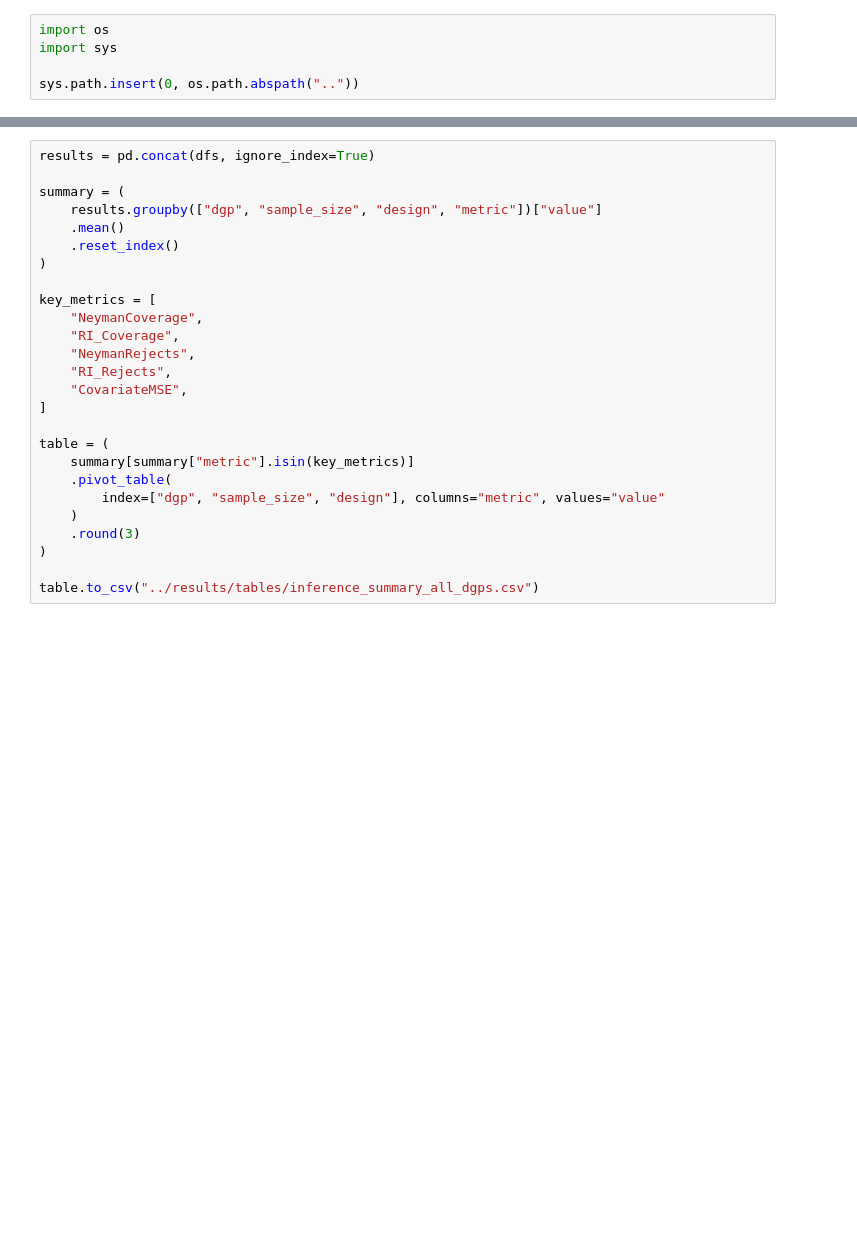
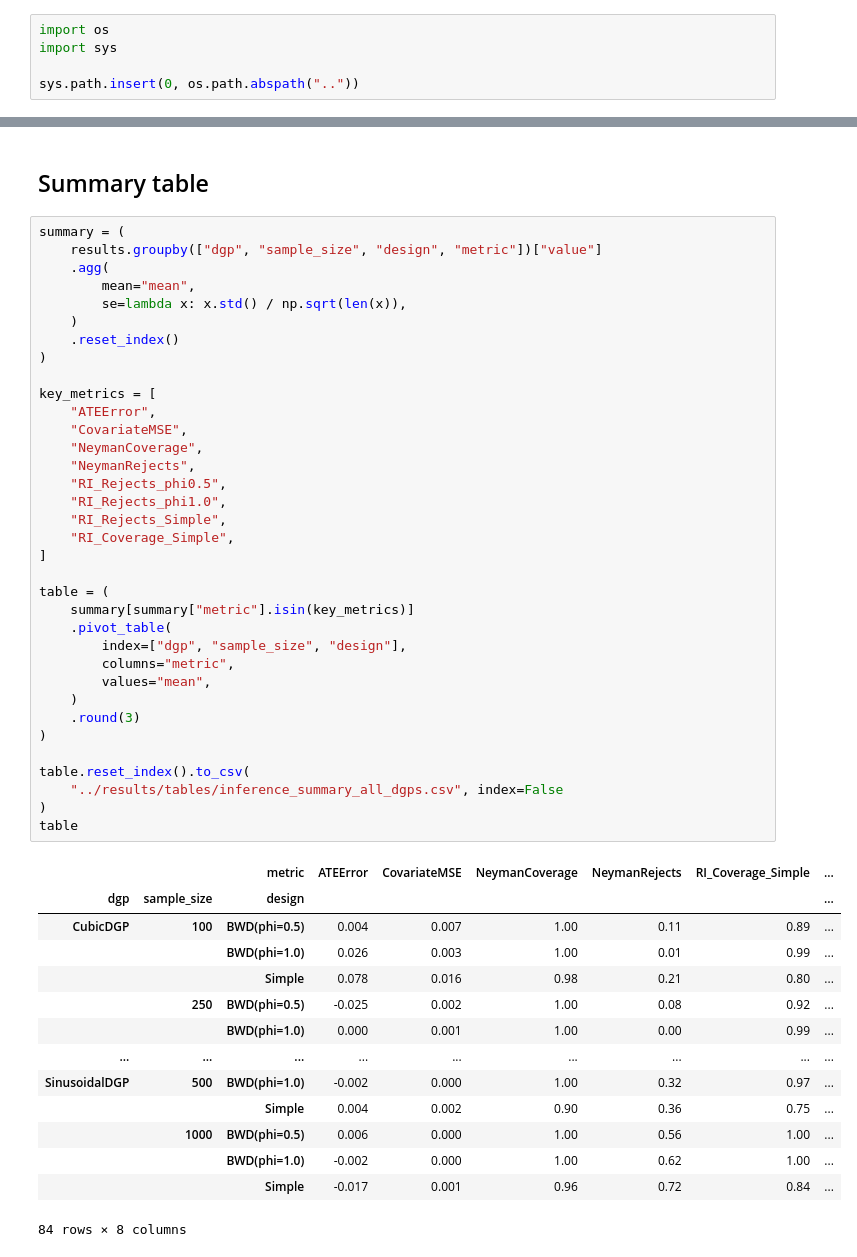
Before and after one commit to Sauravjha21/thesis_hs, a Jupyter notebook: notebooks/run-inference-simulation.ipynb, the cells around one changed output, grey strips where cells are left out. Drawn from its saved outputs; the diff is of its cells as text; blank space fills up the shorter version.

```diff
--- a/notebooks/run-inference-simulation.ipynb
+++ b/notebooks/run-inference-simulation.ipynb
@@ -231,26 +164,52 @@ plt.show()
+# %% [markdown]
+## Summary table
 # %%
-results = pd.concat(dfs, ignore_index=True)
-
 summary = (
     results.groupby(["dgp", "sample_size", "design", "metric"])["value"]
-    .mean()
+    .agg(
+        mean="mean",
+        se=lambda x: x.std() / np.sqrt(len(x)),
+    )
     .reset_index()
 )
 
 key_metrics = [
+    "ATEError",
+    "CovariateMSE",
     "NeymanCoverage",
-    "RI_Coverage",
     "NeymanRejects",
-    "RI_Rejects",
-    "CovariateMSE",
+    "RI_Rejects_phi0.5",
+    "RI_Rejects_phi1.0",
+    "RI_Rejects_Simple",
+    "RI_Coverage_Simple",
 ]
 
 table = (
     summary[summary["metric"].isin(key_metrics)]
     .pivot_table(
-        index=["dgp", "sample_size", "design"], columns="metric", values="value"
+        index=["dgp", "sample_size", "design"],
+        columns="metric",
+        values="mean",
     )
     .round(3)
 )
 
-table.to_csv("../results/tables/inference_summary_all_dgps.csv")
+table.reset_index().to_csv(
+    "../results/tables/inference_summary_all_dgps.csv", index=False
+)
+table
+# %% [output]
+|  |  | metric | ATEError | CovariateMSE | NeymanCoverage | NeymanRejects | RI_Coverage_Simple | ... |
+| dgp | sample_size | design |  |  |  |  |  | ... |
+| CubicDGP | 100 | BWD(phi=0.5) | 0.004 | 0.007 | 1.00 | 0.11 | 0.89 | ... |
+|  |  | BWD(phi=1.0) | 0.026 | 0.003 | 1.00 | 0.01 | 0.99 | ... |
+|  |  | Simple | 0.078 | 0.016 | 0.98 | 0.21 | 0.80 | ... |
+|  | 250 | BWD(phi=0.5) | -0.025 | 0.002 | 1.00 | 0.08 | 0.92 | ... |
+|  |  | BWD(phi=1.0) | 0.000 | 0.001 | 1.00 | 0.00 | 0.99 | ... |
+| ... | ... | ... | ... | ... | ... | ... | ... | ... |
+| SinusoidalDGP | 500 | BWD(phi=1.0) | -0.002 | 0.000 | 1.00 | 0.32 | 0.97 | ... |
+|  |  | Simple | 0.004 | 0.002 | 0.90 | 0.36 | 0.75 | ... |
+|  | 1000 | BWD(phi=0.5) | 0.006 | 0.000 | 1.00 | 0.56 | 1.00 | ... |
+|  |  | BWD(phi=1.0) | -0.002 | 0.000 | 1.00 | 0.62 | 1.00 | ... |
+|  |  | Simple | -0.017 | 0.001 | 0.96 | 0.72 | 0.84 | ... |
+84 rows × 8 columns
```
Also changed, not shown: parts of 11 cells of this notebook, 13 other files.
